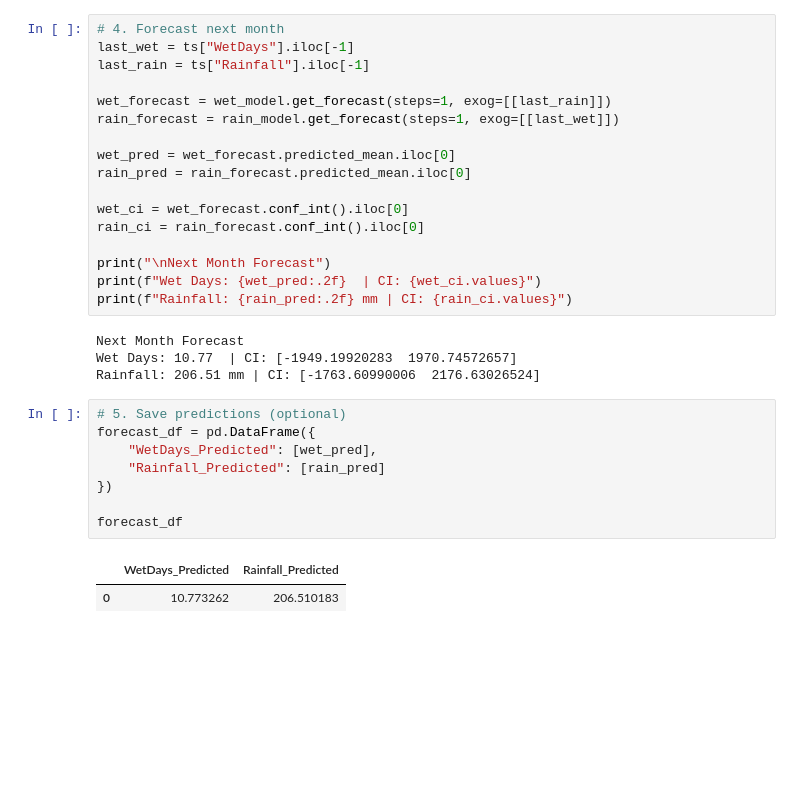
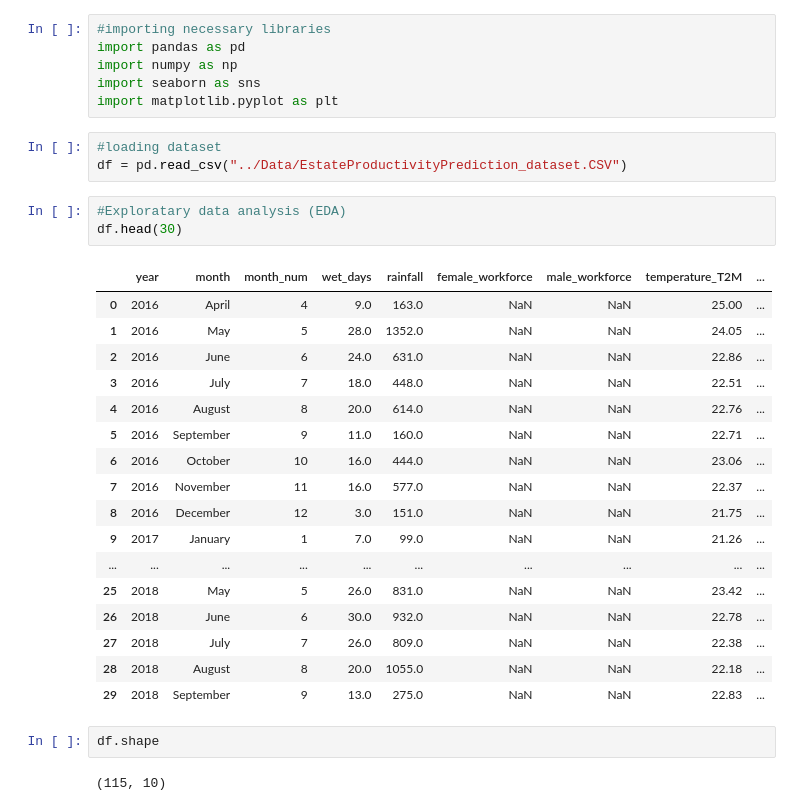
Before and after one commit to Akshatha7710/smart-tea-estate-management-system, a Jupyter notebook: Notebooks/productivity_prediction.ipynb, the cells around one changed output. Cells and saved outputs as stored; diff of their text form; blank space fills up the shorter version.

Commit message:
Changes in Data Preprocessing

```diff
--- a/Notebooks/productivity_prediction.ipynb
+++ b/Notebooks/productivity_prediction.ipynb
@@ -117,32 +1,34 @@ Warnings:
-# %%
-# 4. Forecast next month
-last_wet = ts["WetDays"].iloc[-1]
-last_rain = ts["Rainfall"].iloc[-1]
-
-wet_forecast = wet_model.get_forecast(steps=1, exog=[[last_rain]])
-rain_forecast = rain_model.get_forecast(steps=1, exog=[[last_wet]])
-
-wet_pred = wet_forecast.predicted_mean.iloc[0]
-rain_pred = rain_forecast.predicted_mean.iloc[0]
-
-wet_ci = wet_forecast.conf_int().iloc[0]
-rain_ci = rain_forecast.conf_int().iloc[0]
-
-print("\nNext Month Forecast")
-print(f"Wet Days: {wet_pred:.2f}  | CI: {wet_ci.values}")
-print(f"Rainfall: {rain_pred:.2f} mm | CI: {rain_ci.values}")
-# %% [output]
-Next Month Forecast
-Wet Days: 10.77  | CI: [-1949.19920283  1970.74572657]
-Rainfall: 206.51 mm | CI: [-1763.60990006  2176.63026524]
-# %%
-# 5. Save predictions (optional)
-forecast_df = pd.DataFrame({
-    "WetDays_Predicted": [wet_pred],
-    "Rainfall_Predicted": [rain_pred]
-})
-
-forecast_df
-# %% [output]
-|  | WetDays_Predicted | Rainfall_Predicted |
-| 0 | 10.773262 | 206.510183 |
+# %%
+#importing necessary libraries
+import pandas as pd
+import numpy as np
+import seaborn as sns
+import matplotlib.pyplot as plt
+# %%
+#loading dataset
+df = pd.read_csv("../Data/EstateProductivityPrediction_dataset.CSV")
+# %%
+#Exploratary data analysis (EDA)
+df.head(30)
+# %% [output]
+|  | year | month | month_num | wet_days | rainfall | female_workforce | male_workforce | temperature_T2M | ... |
+| 0 | 2016 | April | 4 | 9.0 | 163.0 | NaN | NaN | 25.00 | ... |
+| 1 | 2016 | May | 5 | 28.0 | 1352.0 | NaN | NaN | 24.05 | ... |
+| 2 | 2016 | June | 6 | 24.0 | 631.0 | NaN | NaN | 22.86 | ... |
+| 3 | 2016 | July | 7 | 18.0 | 448.0 | NaN | NaN | 22.51 | ... |
+| 4 | 2016 | August | 8 | 20.0 | 614.0 | NaN | NaN | 22.76 | ... |
+| 5 | 2016 | September | 9 | 11.0 | 160.0 | NaN | NaN | 22.71 | ... |
+| 6 | 2016 | October | 10 | 16.0 | 444.0 | NaN | NaN | 23.06 | ... |
+| 7 | 2016 | November | 11 | 16.0 | 577.0 | NaN | NaN | 22.37 | ... |
+| 8 | 2016 | December | 12 | 3.0 | 151.0 | NaN | NaN | 21.75 | ... |
+| 9 | 2017 | January | 1 | 7.0 | 99.0 | NaN | NaN | 21.26 | ... |
+| ... | ... | ... | ... | ... | ... | ... | ... | ... | ... |
+| 25 | 2018 | May | 5 | 26.0 | 831.0 | NaN | NaN | 23.42 | ... |
+| 26 | 2018 | June | 6 | 30.0 | 932.0 | NaN | NaN | 22.78 | ... |
+| 27 | 2018 | July | 7 | 26.0 | 809.0 | NaN | NaN | 22.38 | ... |
+| 28 | 2018 | August | 8 | 20.0 | 1055.0 | NaN | NaN | 22.18 | ... |
+| 29 | 2018 | September | 9 | 13.0 | 275.0 | NaN | NaN | 22.83 | ... |
+# %%
+df.shape
+# %% [output]
+(115, 10)
```
Also changed, not shown: parts of 18 cells of this notebook.
